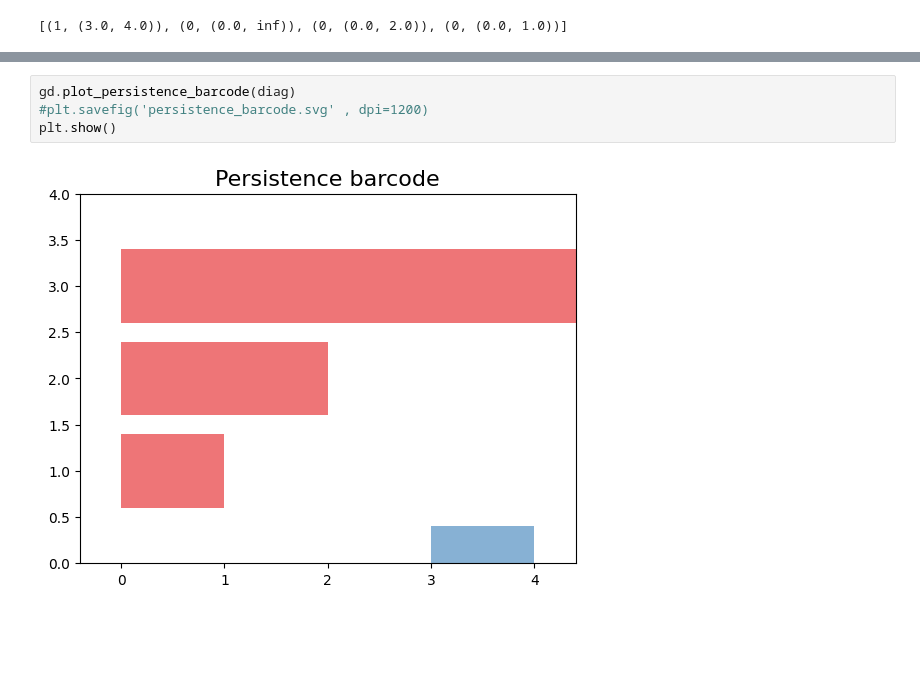
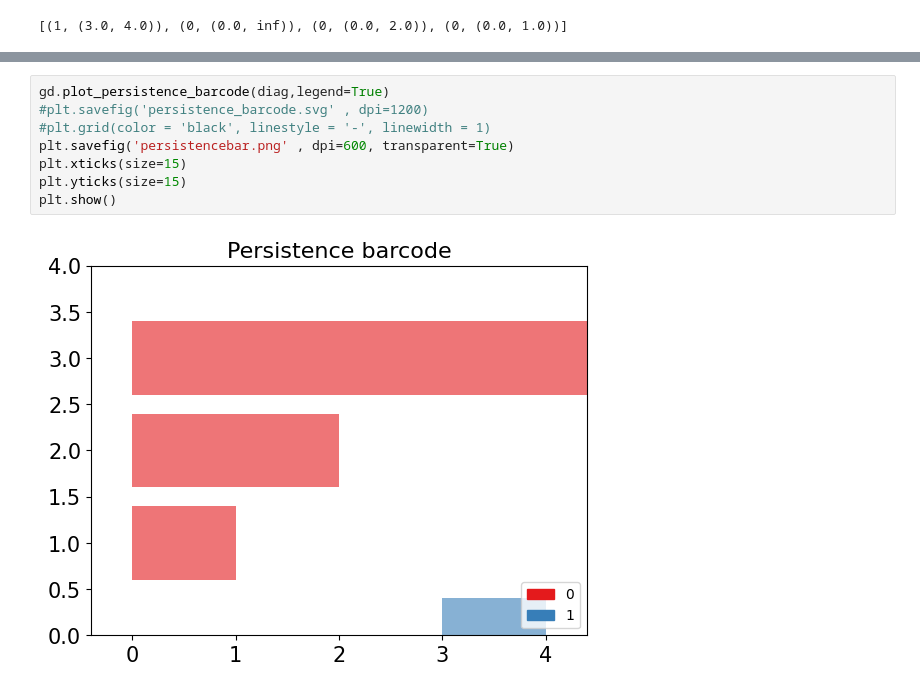
Before and after one commit to Bedxxe/clavibacter, a Jupyter notebook: scripts-tda/ExamplesTDA1.ipynb, the cells around one changed output, grey strips where cells are left out. Saved outputs shown, nothing was run; the diff lists cells and outputs as text; blank space fills up the shorter version.

```diff
--- a/scripts-tda/ExamplesTDA1.ipynb
+++ b/scripts-tda/ExamplesTDA1.ipynb
@@ -73,6 +76,10 @@ diag= [(1, (3.0, 4.0)), (0, (0.0, inf)), (0, (0.0, 2.0)), (0, (0.0, 1.0))]
 # %%
-gd.plot_persistence_barcode(diag)
+gd.plot_persistence_barcode(diag,legend=True)
 #plt.savefig('persistence_barcode.svg' , dpi=1200)
+#plt.grid(color = 'black', linestyle = '-', linewidth = 1)
+plt.savefig('persistencebar.png' , dpi=600, transparent=True)
+plt.xticks(size=15)
+plt.yticks(size=15)
 plt.show()
 # %% [output]
-[figure, old version]
+[figure, new version]
```
Also changed, not shown: parts of 1 cell of this notebook, 8 other files.
